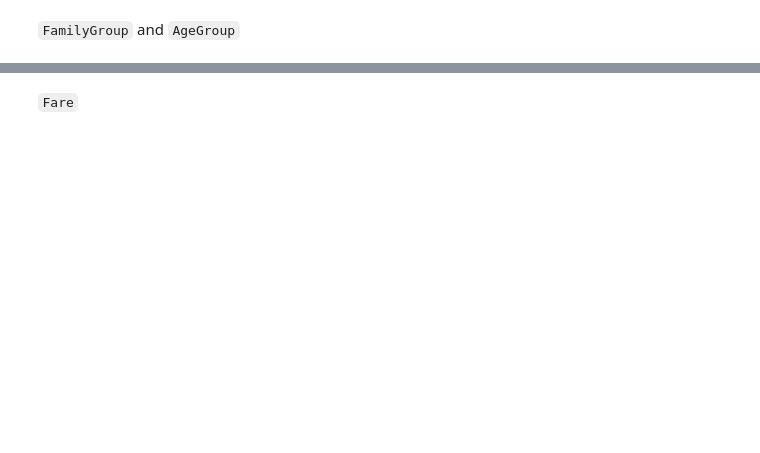
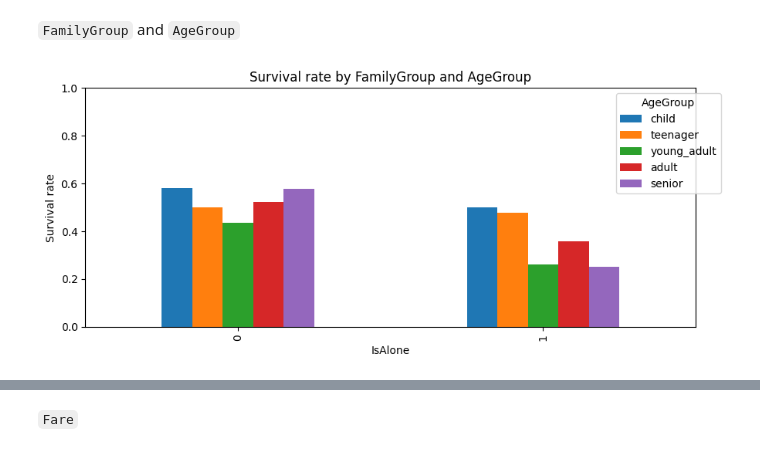
Before and after one commit to helben2002/TitanicCapstoneProject, a Jupyter notebook: ml/notebooks/ayda.ipynb, the cells around one changed output, grey strips where cells are left out. Cells and saved outputs as stored; diff of their text form; code cells hidden in the pictures; blank space fills up the shorter version.

```diff
--- a/ml/notebooks/ayda.ipynb
+++ b/ml/notebooks/ayda.ipynb
@@ -288,12 +355,11 @@ surv_2 = plot_survival_rate_grouped_bar(
 # %% [markdown]
 `FamilyGroup` and `AgeGroup`
 # %%
-surv_age = df.groupby(["IsAlone", "AgeGroup"])["Survived"].mean().unstack()
-surv_age.plot(kind="bar", figsize=(9, 4))
-
-plt.ylabel("Survival rate")
-plt.title("Survival rate by FamilySize and AgeGroup")
-plt.ylim(0, 1)
-plt.legend(title="AgeGroup", bbox_to_anchor=(1.05, 1))
-plt.tight_layout()
-plt.show()
+surv_2 = plot_survival_rate_grouped_bar(
+    df,
+    x_col="IsAlone",
+    hue_col="AgeGroup",
+    title="Survival rate by FamilyGroup and AgeGroup",
+)
+# %% [output]
+[figure, added]
```
Also changed, not shown: parts of 24 cells of this notebook.
